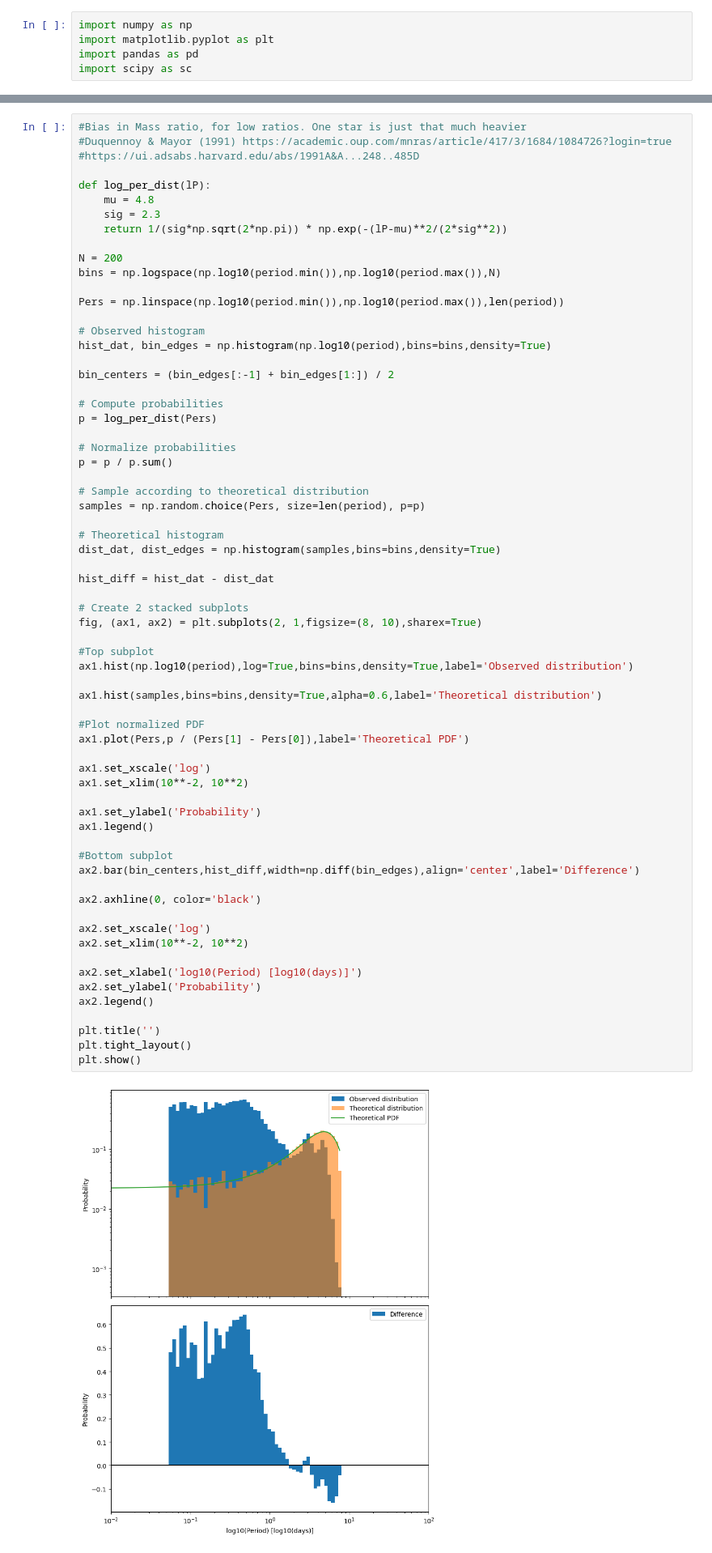
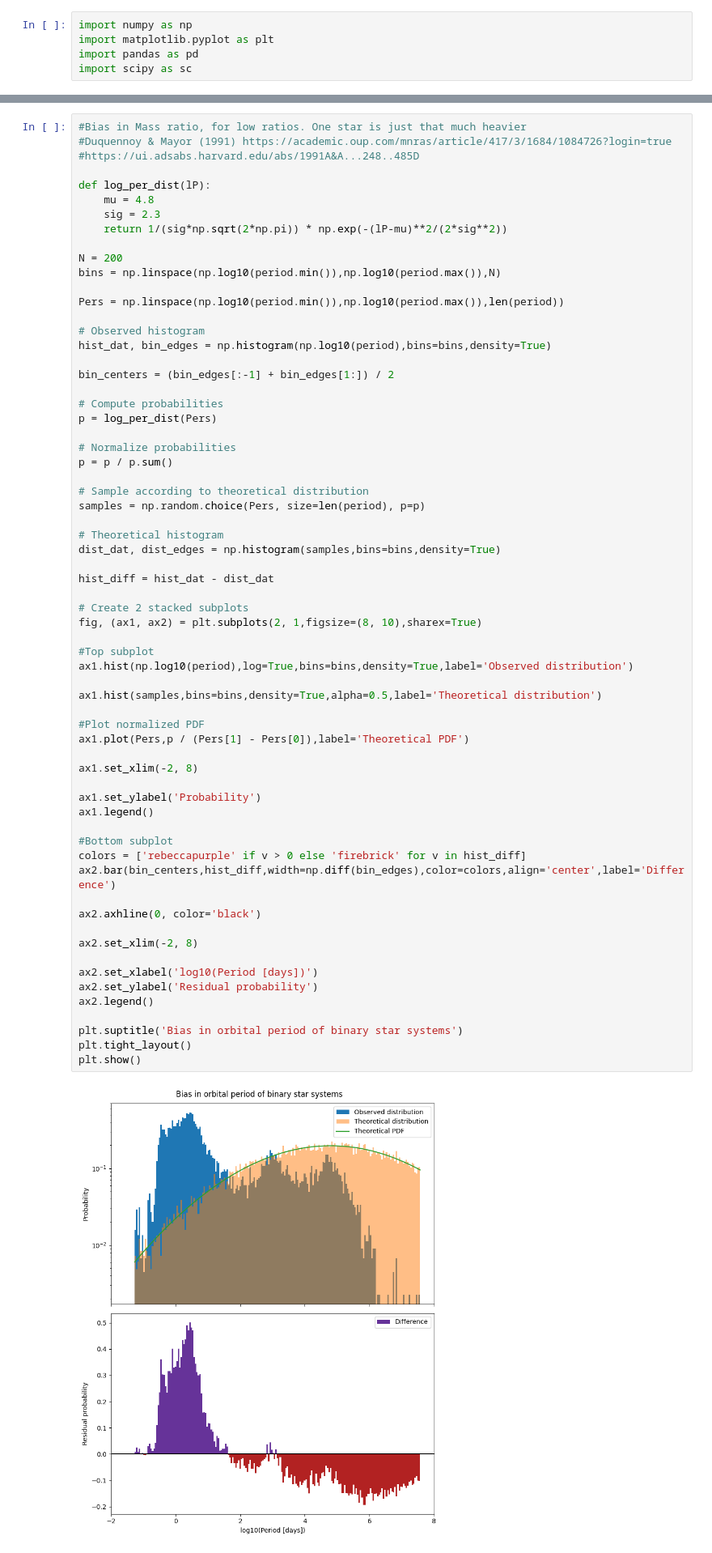
Before and after one commit to Eljameuter/Orbital-and-physical-parameter-distribution-of-Binary-Systems, a Jupyter notebook: Period and mass ratio.ipynb, the cells around one changed output, grey strips where cells are left out. Shown at 81% size. Cells and saved outputs as stored; diff of their text form.

Commit message:
Period bias basically klaar

```diff
--- a/Period and mass ratio.ipynb
+++ b/Period and mass ratio.ipynb
@@ -44,7 +43,7 @@ def log_per_dist(lP):
     return 1/(sig*np.sqrt(2*np.pi)) * np.exp(-(lP-mu)**2/(2*sig**2))
 
 N = 200
-bins = np.logspace(np.log10(period.min()),np.log10(period.max()),N)
+bins = np.linspace(np.log10(period.min()),np.log10(period.max()),N)
 
 Pers = np.linspace(np.log10(period.min()),np.log10(period.max()),len(period))
 
@@ -64,40 +63,39 @@ samples = np.random.choice(Pers, size=len(period), p=p)
 
 # Theoretical histogram
 dist_dat, dist_edges = np.histogram(samples,bins=bins,density=True)
 
 hist_diff = hist_dat - dist_dat
 
 # Create 2 stacked subplots
 fig, (ax1, ax2) = plt.subplots(2, 1,figsize=(8, 10),sharex=True)
 
 #Top subplot
 ax1.hist(np.log10(period),log=True,bins=bins,density=True,label='Observed distribution')
 
-ax1.hist(samples,bins=bins,density=True,alpha=0.6,label='Theoretical distribution')
+ax1.hist(samples,bins=bins,density=True,alpha=0.5,label='Theoretical distribution')
 
 #Plot normalized PDF
 ax1.plot(Pers,p / (Pers[1] - Pers[0]),label='Theoretical PDF')
 
-ax1.set_xscale('log')
-ax1.set_xlim(10**-2, 10**2)
+ax1.set_xlim(-2, 8)
 
 ax1.set_ylabel('Probability')
 ax1.legend()
 
 #Bottom subplot
-ax2.bar(bin_centers,hist_diff,width=np.diff(bin_edges),align='center',label='Difference')
+colors = ['rebeccapurple' if v > 0 else 'firebrick' for v in hist_diff]
+ax2.bar(bin_centers,hist_diff,width=np.diff(bin_edges),color=colors,align='center',label='Difference')
 
 ax2.axhline(0, color='black')
 
-ax2.set_xscale('log')
-ax2.set_xlim(10**-2, 10**2)
+ax2.set_xlim(-2, 8)
 
-ax2.set_xlabel('log10(Period) [log10(days)]')
-ax2.set_ylabel('Probability')
+ax2.set_xlabel('log10(Period [days])')
+ax2.set_ylabel('Residual probability')
 ax2.legend()
 
-plt.title('')
+plt.suptitle('Bias in orbital period of binary star systems')
 plt.tight_layout()
 plt.show()
 # %% [output]
-[figure, old version]
+[figure, new version]
```
Also changed, not shown: parts of 1 cell of this notebook.
